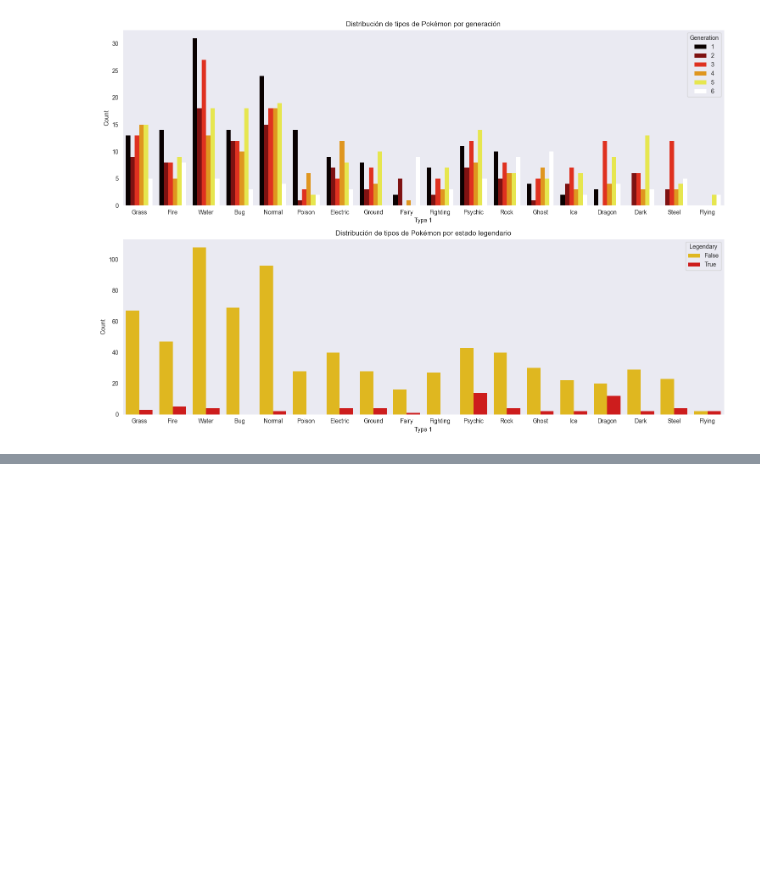
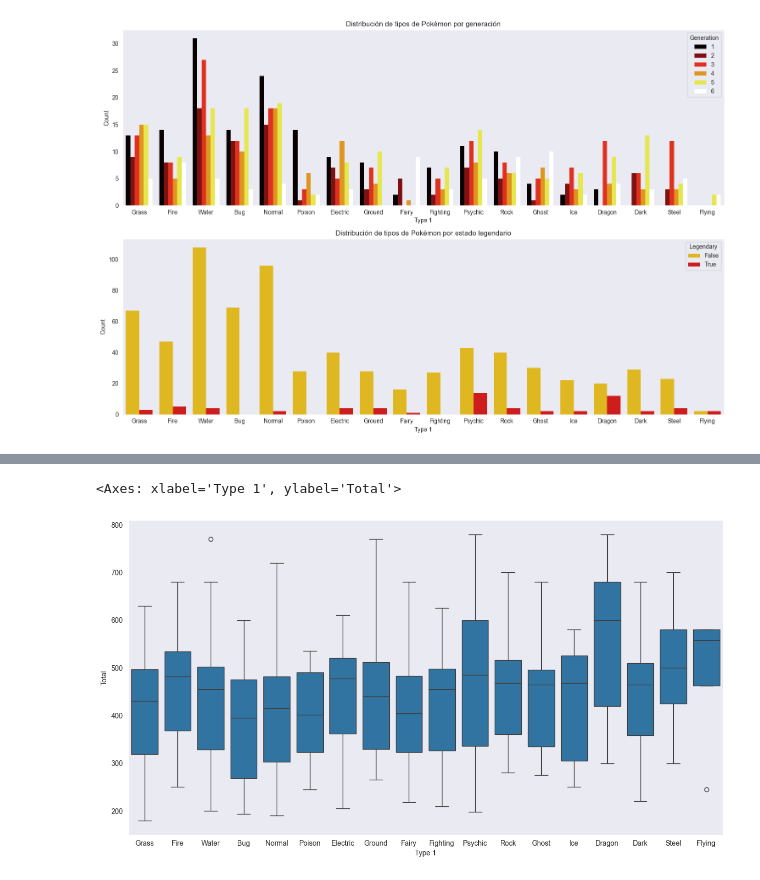
Before and after one commit to borjabarber/EDA_POKEMON, a Jupyter notebook: 2_Analisis_EDA.ipynb, the cells around one changed output, grey strips where cells are left out. Saved outputs shown, nothing was run; the diff lists cells and outputs as text; code cells hidden in the pictures; blank space fills up the shorter version.

```diff
--- a/2_Analisis_EDA.ipynb
+++ b/2_Analisis_EDA.ipynb
@@ -442,0 +474,7 @@ plt.show()
+# %%
+#Visualización de los Outliers por tipo.
+plt.figure(figsize=(15,8))
+sns.boxplot(x = pokemon['Type 1'],y = pokemon['Total'])
+# %% [output]
+<Axes: xlabel='Type 1', ylabel='Total'>
+[figure, added]
```
Also changed, not shown: parts of 27 cells of this notebook.
